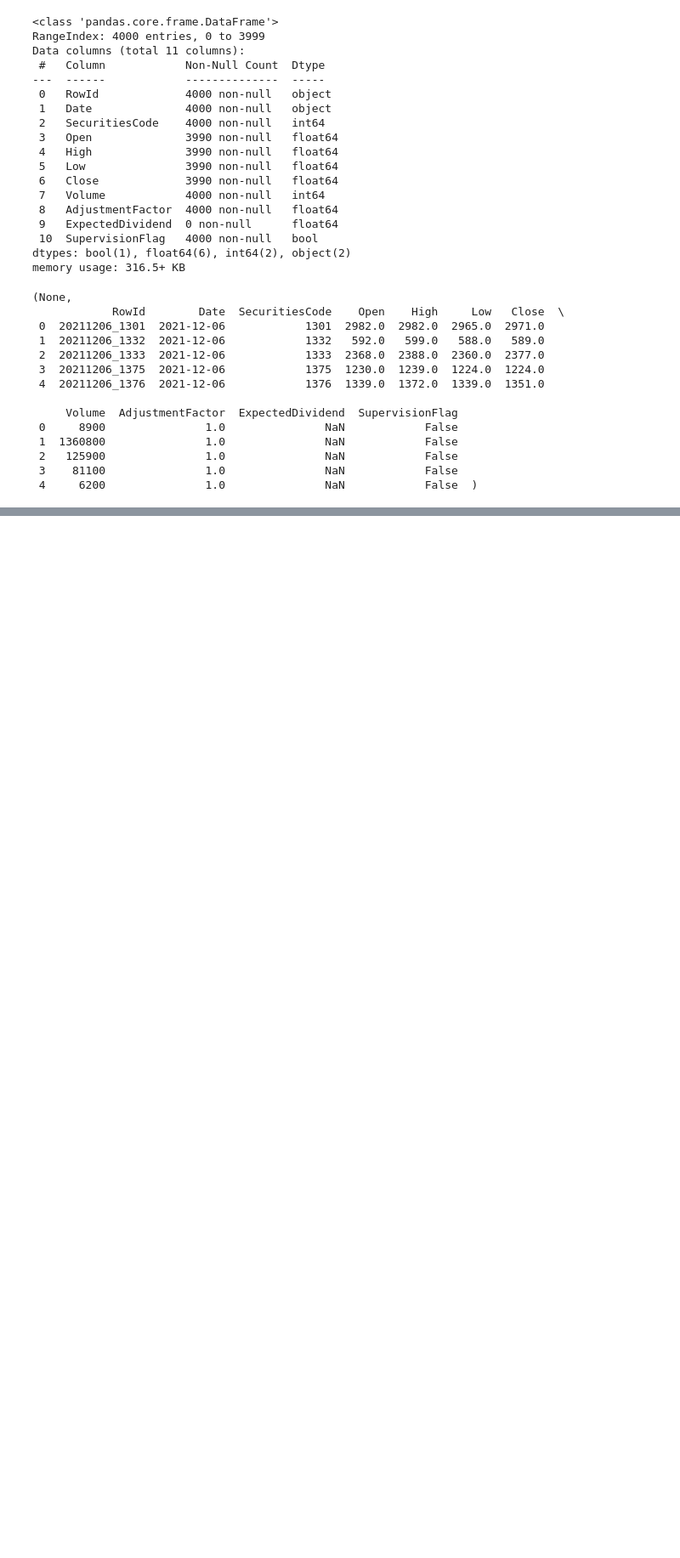
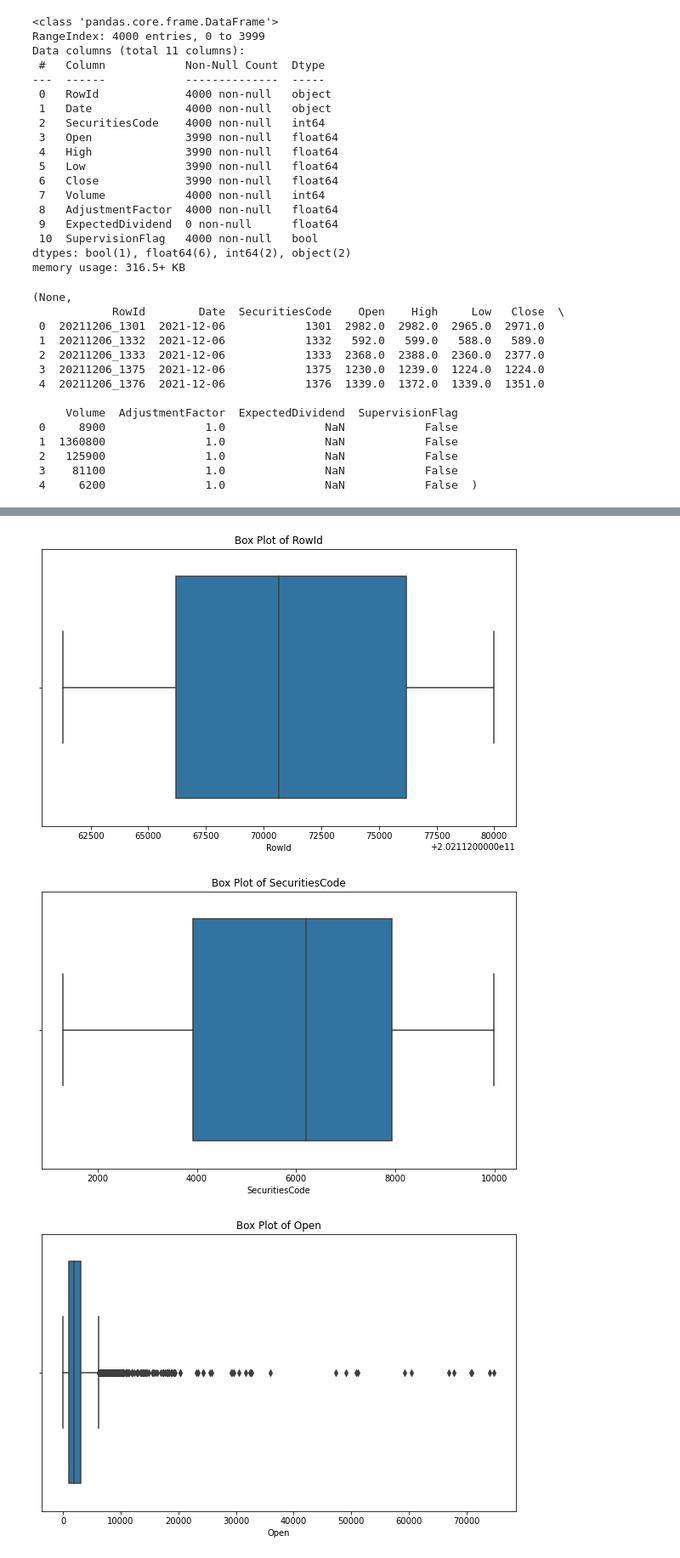
Before and after one commit to SahithiMut/DATA.4380.Spring.2024, a Jupyter notebook: Week 2, Lab 1. Data Understanding and Data Preprocessing.ipynb, the cells around one changed output, grey strips where cells are left out. Shown: that part at 85% size. Drawn from its saved outputs; the diff is of its cells as text; code cells hidden in the pictures; blank space fills up the shorter version.

```diff
--- a/Week 2, Lab 1. Data Understanding and Data Preprocessing.ipynb
+++ b/Week 2, Lab 1. Data Understanding and Data Preprocessing.ipynb
@@ -80,0 +380,11 @@ memory usage: 316.5+ KB
+# %%
+# Creating box plots for numerical variables
+for col in df.select_dtypes(include=['number']).columns:
+    plt.figure(figsize=(10, 6))
+    sns.boxplot(x=df[col])
+    plt.title(f'Box Plot of {col}')
+    plt.show()
+# %% [output]
+[figure, added]
+[figure, added]
+[figure, added]
```
Also changed, not shown: parts of 18 cells of this notebook.
